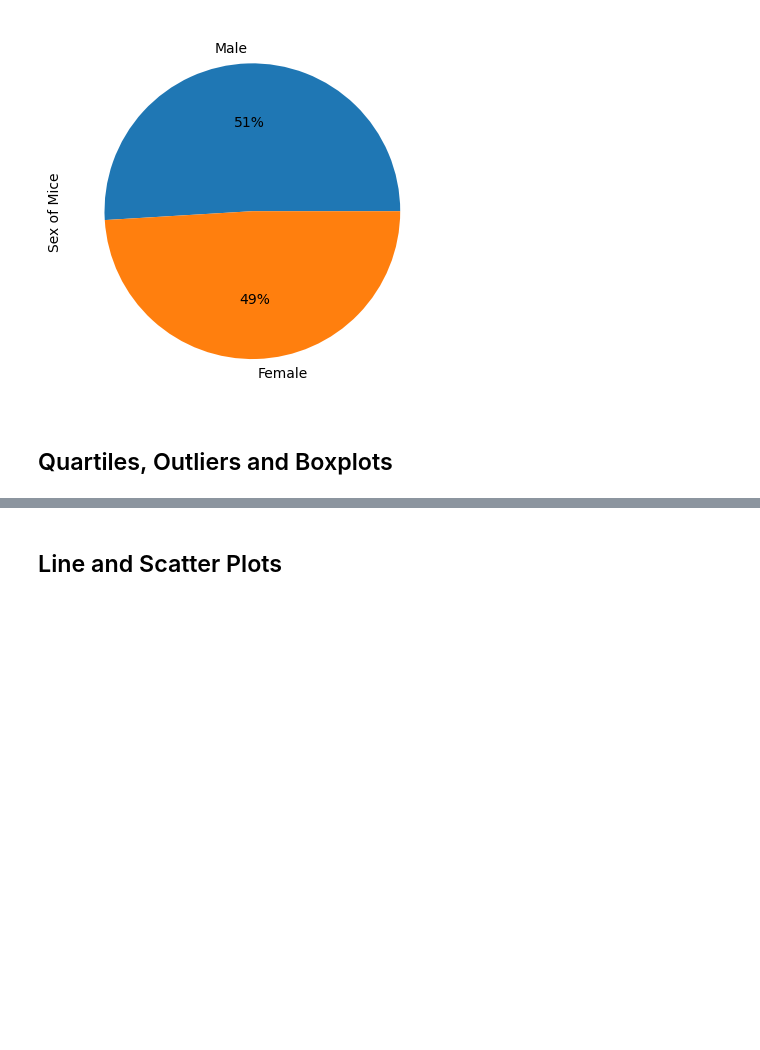
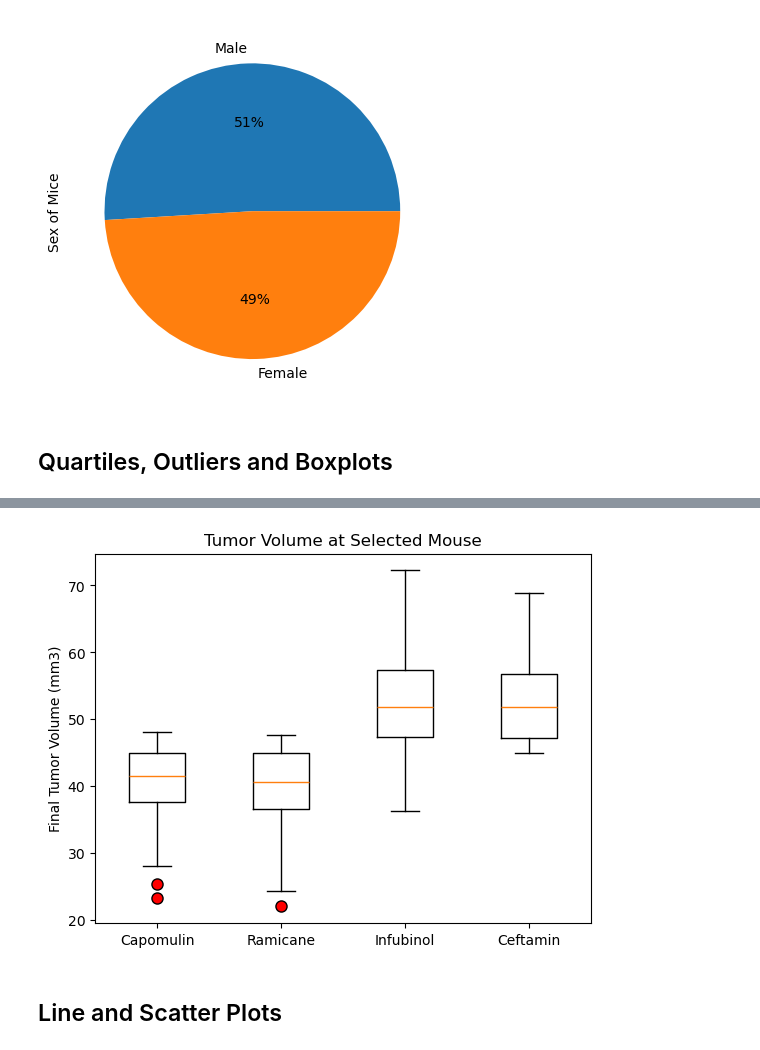
Before and after one commit to ralpm2212/Pymaceuticals, a Jupyter notebook: resources/Pymaceuticals/pymaceuticals_starter.ipynb, the cells around one changed output, grey strips where cells are left out. Saved outputs shown, nothing was run; the diff lists cells and outputs as text; code cells hidden in the pictures; blank space fills up the shorter version.

```diff
--- a/resources/Pymaceuticals/pymaceuticals_starter.ipynb
+++ b/resources/Pymaceuticals/pymaceuticals_starter.ipynb
@@ -210,0 +183,21 @@ TypeError: unsupported operand type(s) for -: 'str' and 'str'
+# %%
+# Putting treatments into a list for for loop (and later for plot labels)
+def outliers(name):
+    regimen_data = data_frame.loc[data_frame["Drug Regimen"] == name]['Tumor Volume (mm3)']
+
+    quartiles = regimen_data.quantile([.25,.5,.75])
+    quart_first = quartiles[0.25]
+    quart_last = quartiles[0.75]
+    quart_range = quart_last - quart_first
+    lower_bound = quart_first - (1.5 * quart_range)
+    upper_bound = quart_last + (1.5 * quart_range)
+
+# Determining outliers using upper and lower bounds
+    outliers = regimen_data.loc[(regimen_data < lower_bound) | (regimen_data > upper_bound)]
+    print(f"{name}'s outliers:{outliers}")
+    return regimen_data
+
+cap = outliers("Capomulin")
+ram = outliers("Ramicane")
+inf = outliers("Infubinol")
+ceft = outliers("Ceftamin")
@@ -211,4 +212,13 @@ TypeError: unsupported operand type(s) for -: 'str' and 'str'
 # %%
 # Generate a box plot that shows the distrubution of the tumor volume for each treatment group.
+red_point = dict(markerfacecolor = "red", markersize=8)
+plt.boxplot([cap, ram, inf, ceft],labels=['Capomulin','Ramicane','Infubinol','Ceftamin'],flierprops= red_point)
+plt.ylabel('Final Tumor Volume (mm3)')
+plt.title('Tumor Volume at Selected Mouse')
+
+
+plt.show()
+# %% [output]
+[figure, added]
 # %% [markdown]
 ## Line and Scatter Plots
```
Also changed, not shown: parts of 7 cells of this notebook, 2 other files.
